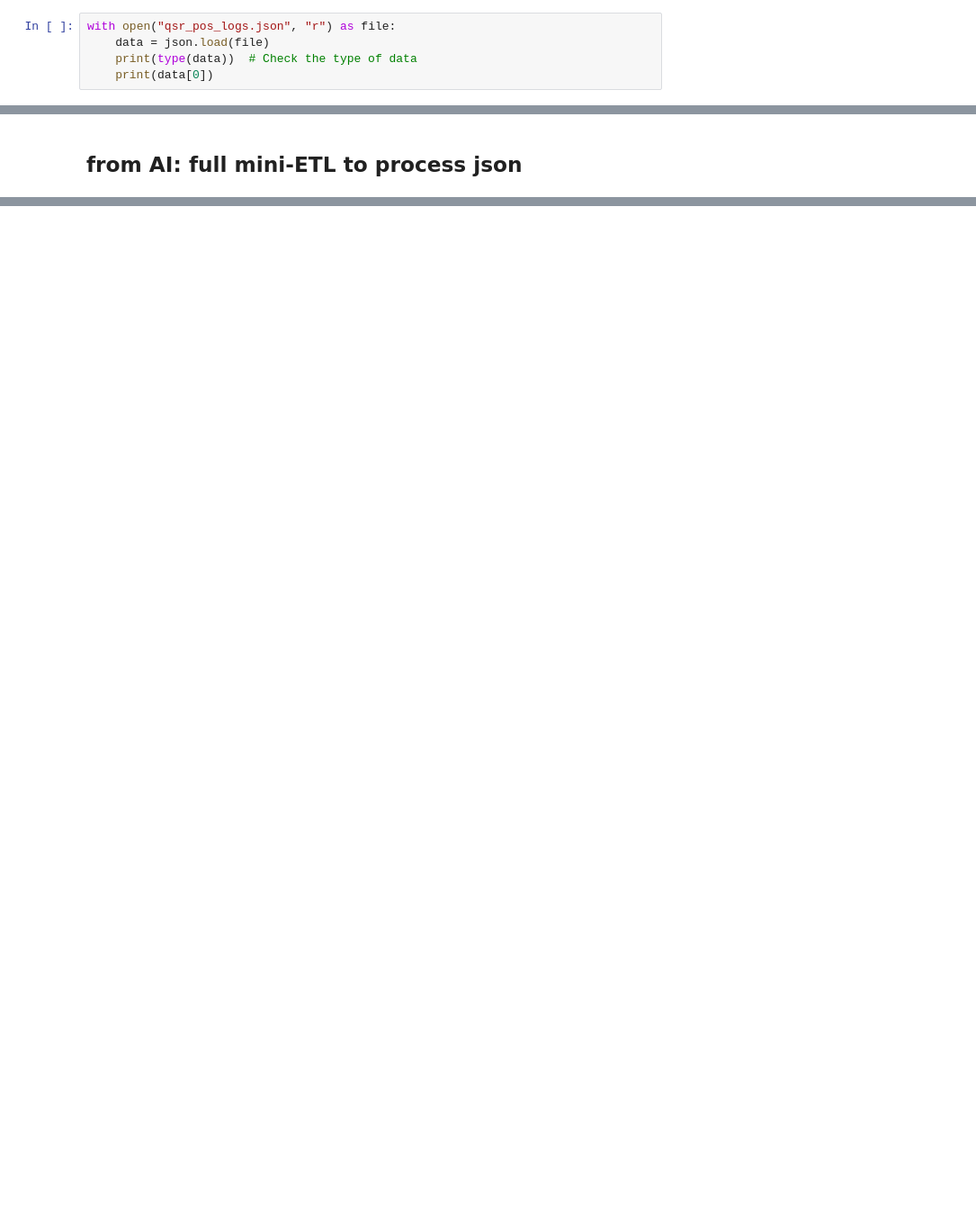
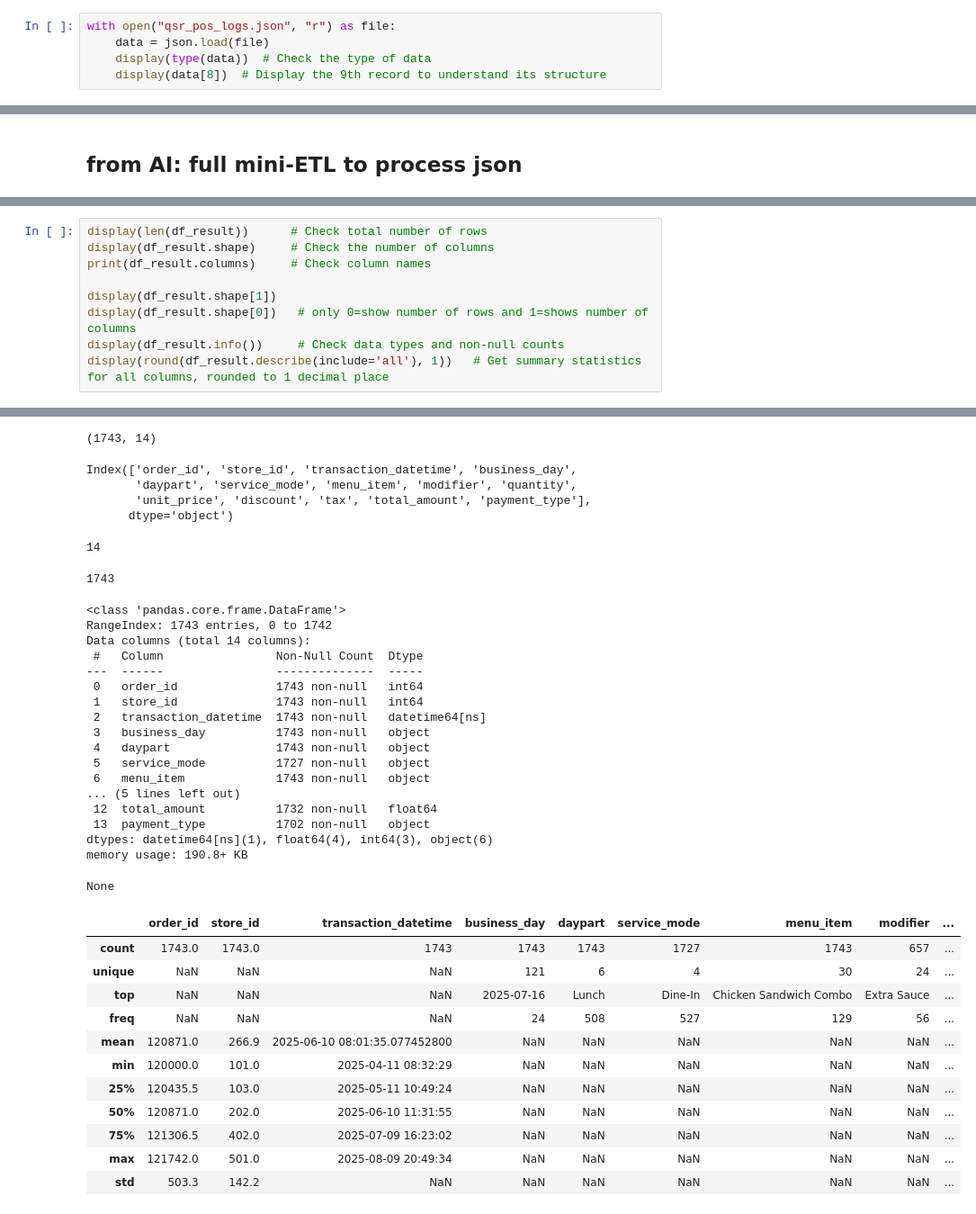
Before and after one commit to debStockholm/Individuell-Debora, a Jupyter notebook: Meny_ETL.ipynb, the cells around one changed output, grey strips where cells are left out. Shown at 90% size. Saved outputs shown, nothing was run; the diff lists cells and outputs as text; blank space fills up the shorter version.

```diff
--- a/Meny_ETL.ipynb
+++ b/Meny_ETL.ipynb
@@ -24,6 +21,6 @@ c:\Users\User\AppData\Local\Programs\Python\Python313\python.exe
 # %%
 with open("qsr_pos_logs.json", "r") as file:
     data = json.load(file)
-    print(type(data))  # Check the type of data
-    print(data[0])
+    display(type(data))  # Check the type of data
+    display(data[8])  # Display the 9th record to understand its structure
 # %% [output]
@@ -94,0 +107,10 @@ small change to test push
+# %%
+display(len(df_result))      # Check total number of rows
+display(df_result.shape)     # Check the number of columns
+print(df_result.columns)     # Check column names
+
+display(df_result.shape[1])
+display(df_result.shape[0])   # only 0=show number of rows and 1=shows number of columns
+display(df_result.info())     # Check data types and non-null counts
+display(round(df_result.describe(include='all'), 1))   # Get summary statistics for all columns, rounded to 1 decimal place
+# %% [output]
@@ -94,0 +118,37 @@ small change to test push
+(1743, 14)
+Index(['order_id', 'store_id', 'transaction_datetime', 'business_day',
+       'daypart', 'service_mode', 'menu_item', 'modifier', 'quantity',
+       'unit_price', 'discount', 'tax', 'total_amount', 'payment_type'],
+      dtype='object')
+14
+1743
+<class 'pandas.core.frame.DataFrame'>
+RangeIndex: 1743 entries, 0 to 1742
+Data columns (total 14 columns):
+ #   Column                Non-Null Count  Dtype
+---  ------                --------------  -----
+ 0   order_id              1743 non-null   int64
+ 1   store_id              1743 non-null   int64
+ 2   transaction_datetime  1743 non-null   datetime64[ns]
+ 3   business_day          1743 non-null   object
+ 4   daypart               1743 non-null   object
+ 5   service_mode          1727 non-null   object
+ 6   menu_item             1743 non-null   object
+... (5 lines left out)
+ 12  total_amount          1732 non-null   float64
+ 13  payment_type          1702 non-null   object
+dtypes: datetime64[ns](1), float64(4), int64(3), object(6)
+memory usage: 190.8+ KB
+None
+|  | order_id | store_id | transaction_datetime | business_day | daypart | service_mode | menu_item | modifier | ... |
+| count | 1743.0 | 1743.0 | 1743 | 1743 | 1743 | 1727 | 1743 | 657 | ... |
+| unique | NaN | NaN | NaN | 121 | 6 | 4 | 30 | 24 | ... |
+| top | NaN | NaN | NaN | 2025-07-16 | Lunch | Dine-In | Chicken Sandwich Combo | Extra Sauce | ... |
+| freq | NaN | NaN | NaN | 24 | 508 | 527 | 129 | 56 | ... |
+| mean | 120871.0 | 266.9 | 2025-06-10 08:01:35.077452800 | NaN | NaN | NaN | NaN | NaN | ... |
+| min | 120000.0 | 101.0 | 2025-04-11 08:32:29 | NaN | NaN | NaN | NaN | NaN | ... |
+| 25% | 120435.5 | 103.0 | 2025-05-11 10:49:24 | NaN | NaN | NaN | NaN | NaN | ... |
+| 50% | 120871.0 | 202.0 | 2025-06-10 11:31:55 | NaN | NaN | NaN | NaN | NaN | ... |
+| 75% | 121306.5 | 402.0 | 2025-07-09 16:23:02 | NaN | NaN | NaN | NaN | NaN | ... |
+| max | 121742.0 | 501.0 | 2025-08-09 20:49:34 | NaN | NaN | NaN | NaN | NaN | ... |
+| std | 503.3 | 142.2 | NaN | NaN | NaN | NaN | NaN | NaN | ... |
```
Also changed, not shown: parts of 12 cells of this notebook, 1 other file.
